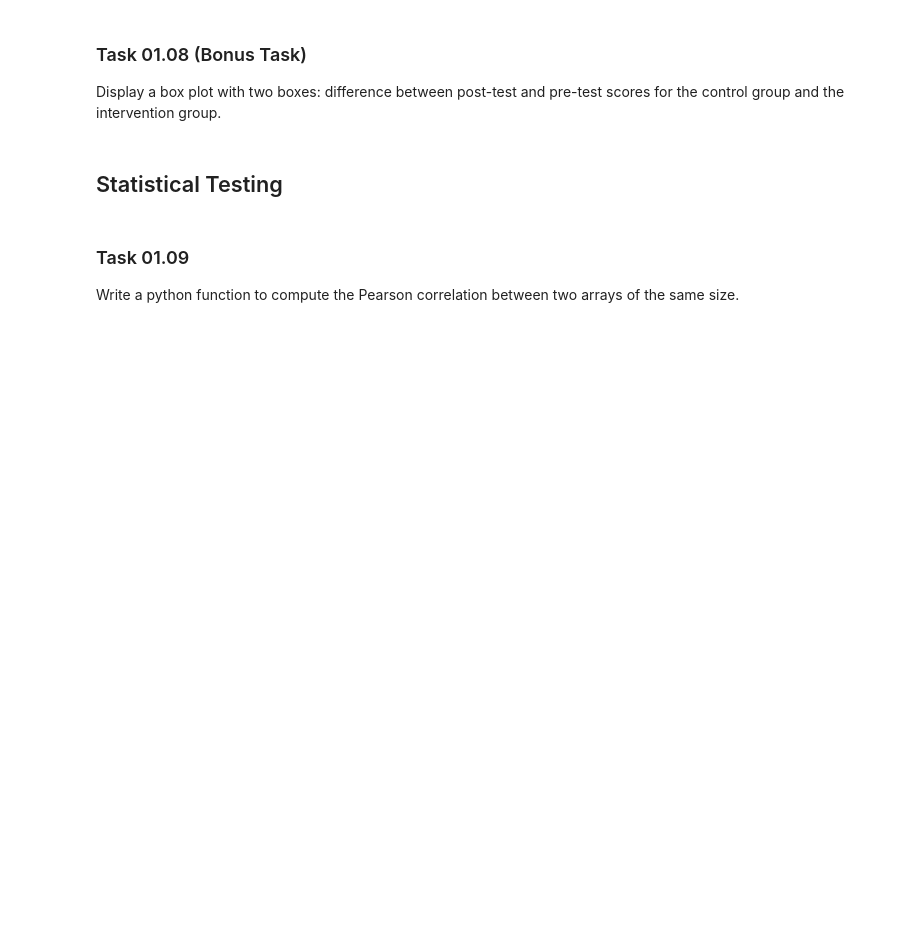
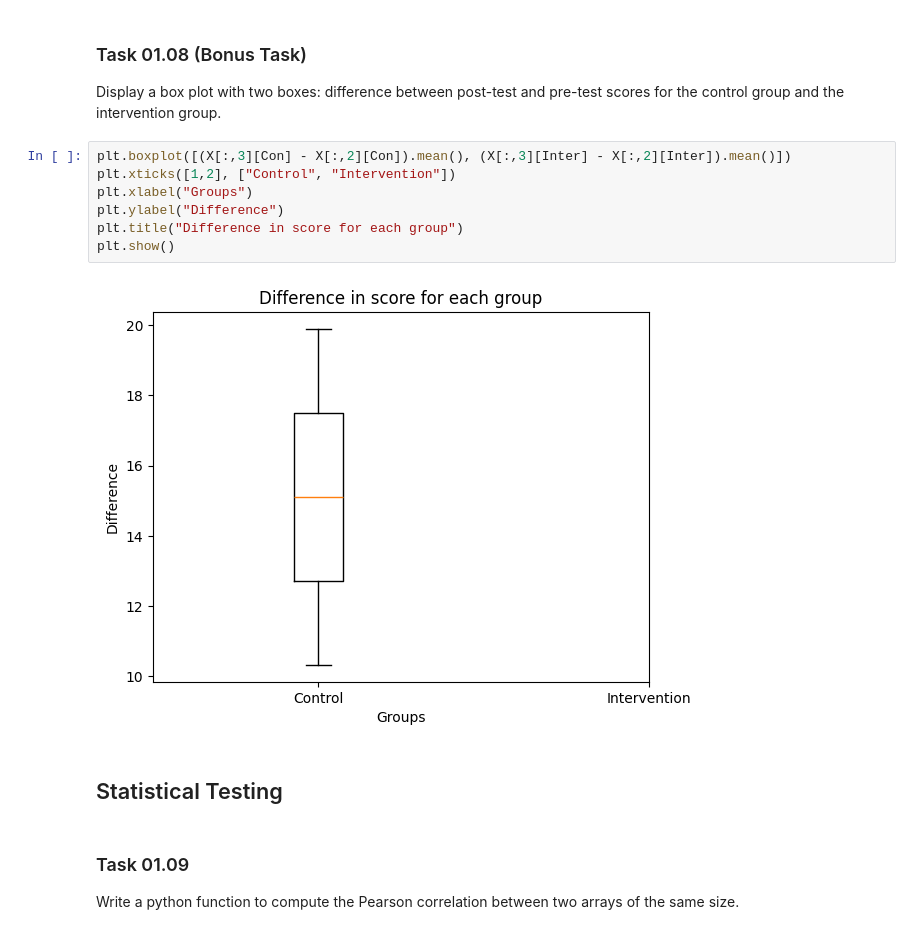
Before and after one commit to d3nnis2001/Data-Mining-Lecture, a Jupyter notebook: Abgabe1/sheet01.ipynb, the cells around one changed output. Drawn from its saved outputs; the diff is of its cells as text; blank space fills up the shorter version.

```diff
--- a/Abgabe1/sheet01.ipynb
+++ b/Abgabe1/sheet01.ipynb
@@ -193,6 +208,15 @@ Display a box plot with four boxes: pre-test results in the control and interven
 ### Task 01.08 (Bonus Task)
 
 Display a box plot with two boxes: difference between post-test and pre-test scores for the control group and the intervention group.
+# %%
+plt.boxplot([(X[:,3][Con] - X[:,2][Con]).mean(), (X[:,3][Inter] - X[:,2][Inter]).mean()])
+plt.xticks([1,2], ["Control", "Intervention"])
+plt.xlabel("Groups")
+plt.ylabel("Difference")
+plt.title("Difference in score for each group")
+plt.show()
+# %% [output]
+[figure, added]
 # %% [markdown]
 ## Statistical Testing
 # %% [markdown]
```
Also changed, not shown: parts of 7 cells of this notebook.
